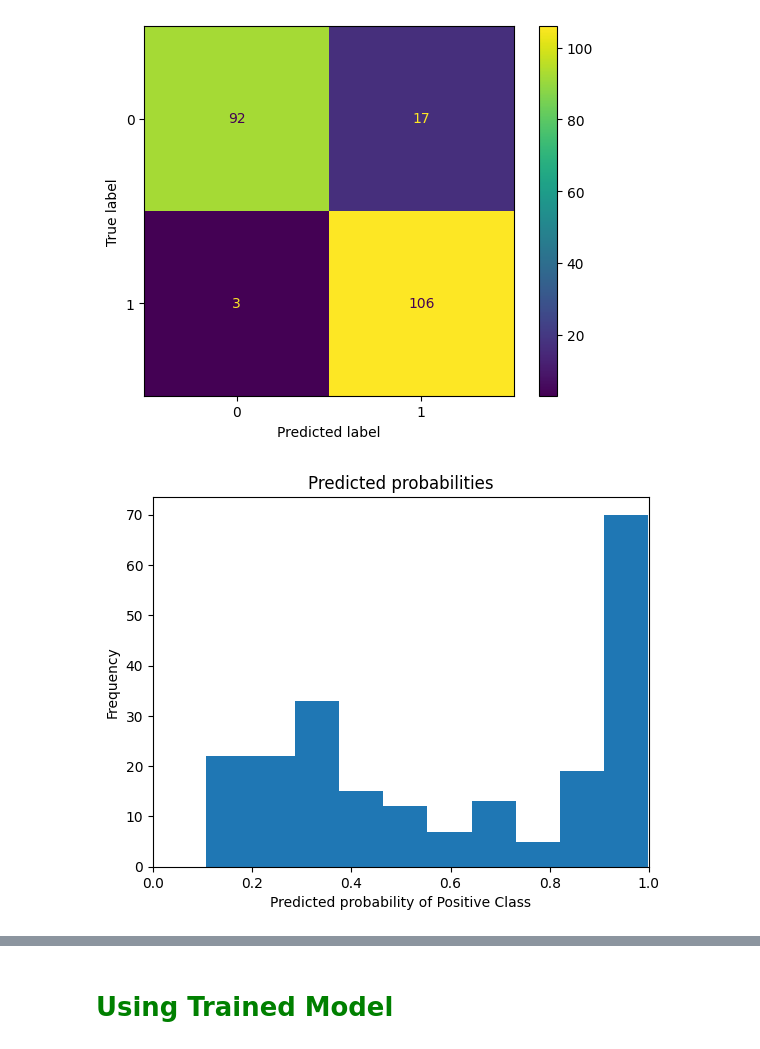
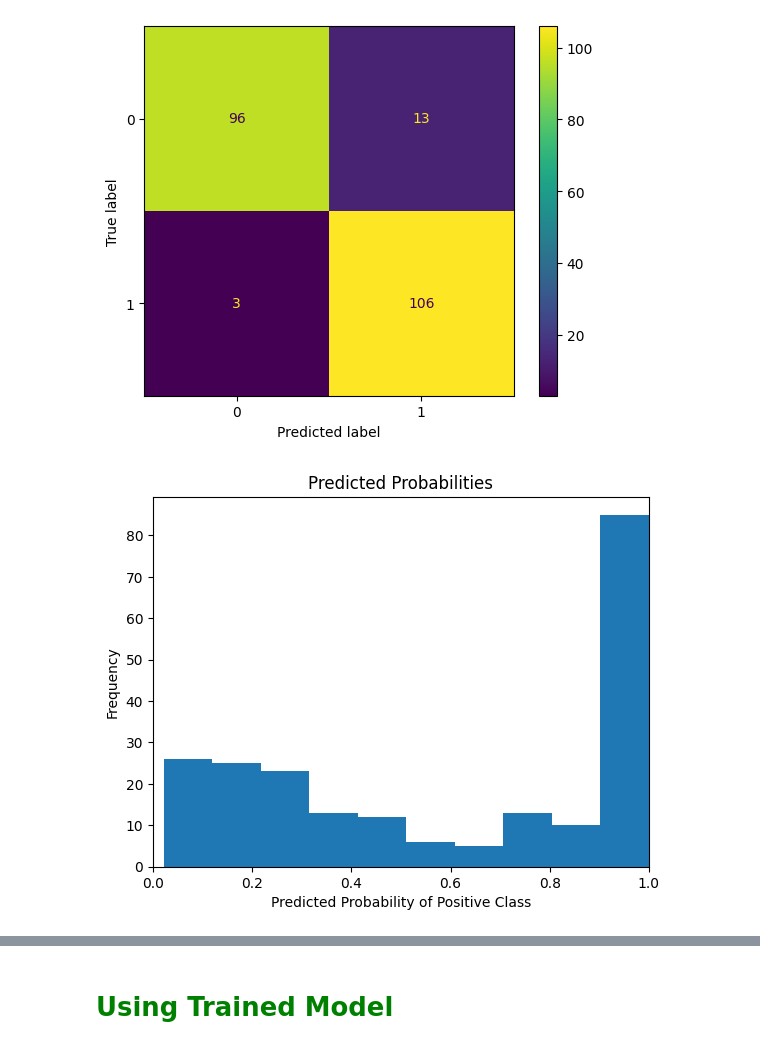
Before and after one commit to Smoulvad01/AI-C1-image-, a Jupyter notebook: Image_Analysis_CNN.ipynb, the cells around one changed output, grey strips where cells are left out. Drawn from its saved outputs; the diff is of its cells as text; code cells hidden in the pictures.

```diff
--- a/Image_Analysis_CNN.ipynb
+++ b/Image_Analysis_CNN.ipynb
@@ -68,8 +68,8 @@ Mounted at /content/drive
 # <font color='green'>Load and Process the Data</font>
 # %%
 # Use this if working in Jupyter Notebook (not Colab)
-directory_train = "/content/drive/MyDrive/dataset_new/train"
-directory_test = "/content/drive/MyDrive/dataset_new/test"
+directory_train = "/content/drive/MyDrive/dataset_new-1/train"
+directory_test = "/content/drive/MyDrive/dataset_new-1/test"
 # %%
 def load_image_dataset(directory):
     dataset = tf.keras.utils.image_dataset_from_directory(
@@ -383,34 +383,33 @@ def expand_dims(image, label):
 train_images = train_images.map(expand_dims)
 test_images = test_images.map(expand_dims)
 # %%
-##Best performance until now
+#Loading the MobileNet model with pre-trained weights from ImageNet dataset:
+base_model = tf.keras.applications.MobileNet(
+    weights='imagenet',
+    include_top=False, #typically a fully connected layer for classification is not included
+    pooling='avg', #global average pooling operation for spatial data is added to the model
+    input_shape=(224, 224, 3)) #expected shape of the images that this model will take as input
 
-# Load a convolutional base with pre-trained weights
-base_model = tf.keras.applications.MobileNet(
-    weights='imagenet',  # Pre-trained on ImageNet
-    include_top=False,  # Do not include the ImageNet classifier at the top
-    pooling='avg')  # Global average pooling applied after the last convolutional block
-
-# Freeze the base model
+#Setting the 'base_model' layers to be non-trainable, because we don't want to retrain the pre-trained weights:
 base_model.trainable = False
 
-# Add a new classifier layers on top
+#We define our own model which is a sequential stack of layers:
 model = tf.keras.Sequential([
-    base_model,  # The base model
-    tf.keras.layers.Dense(224, activation='relu'),  # Dense layer with 256 units
-    tf.keras.layers.Dropout(0.5),
-    tf.keras.layers.Dense(1, activation='sigmoid'),  # Binary classification so only 1 output unit with sigmoid activation
+    base_model, #the base model with pre-trained weights
+    tf.keras.layers.Dense(256, activation='relu'), #a fully connected layer with 256 neurons and ReLU activation function
+    tf.keras.layers.Dropout(0.5),  #dropout layer for regularization
+    tf.keras.layers.Dense(1, activation='sigmoid'),  #a fully connected layer with 1 neuron (since it's binary classification)
 ])
 
-# Compile the model
+#Compiling the model:
 model.compile(optimizer=tf.keras.optimizers.Adam(learning_rate=0.0001),
-              loss='binary_crossentropy',
-              metrics=['accuracy'])
+              loss='binary_crossentropy', #because it's a binary classification problem
+              metrics=['accuracy']) #to monitor during training and testing
 
-# Define number of epochs
-num_epochs = 10
+#Defining the number of epochs:
+num_epochs = 20
 
-# Train the model
+#Training the model, using the training set for training and the test set for validation:
 history = model.fit(train_images,
                     epochs=num_epochs,
                     validation_data=test_images)
@@ -533,11 +535,11 @@ plt.show()
 # %%
 #Plotting a histogram of the predicted probabilities:
 plt.hist(predictions, bins=10)
 plt.xlim(0, 1)
-plt.title('Predicted probabilities')
-plt.xlabel('Predicted probability of Positive Class') #Given that the final layer uses sigmoid activation (outputs probabilities of the positive class)
+plt.title('Predicted Probabilities')
+plt.xlabel('Predicted Probability of Positive Class') #Given that the final layer uses sigmoid activation (outputs probabilities of the positive class)
 plt.ylabel('Frequency')
 plt.show()
 # %% [output]
-[figure, old version]
+[figure, new version]
 # %%
```
Also changed, not shown: parts of 20 cells of this notebook.
